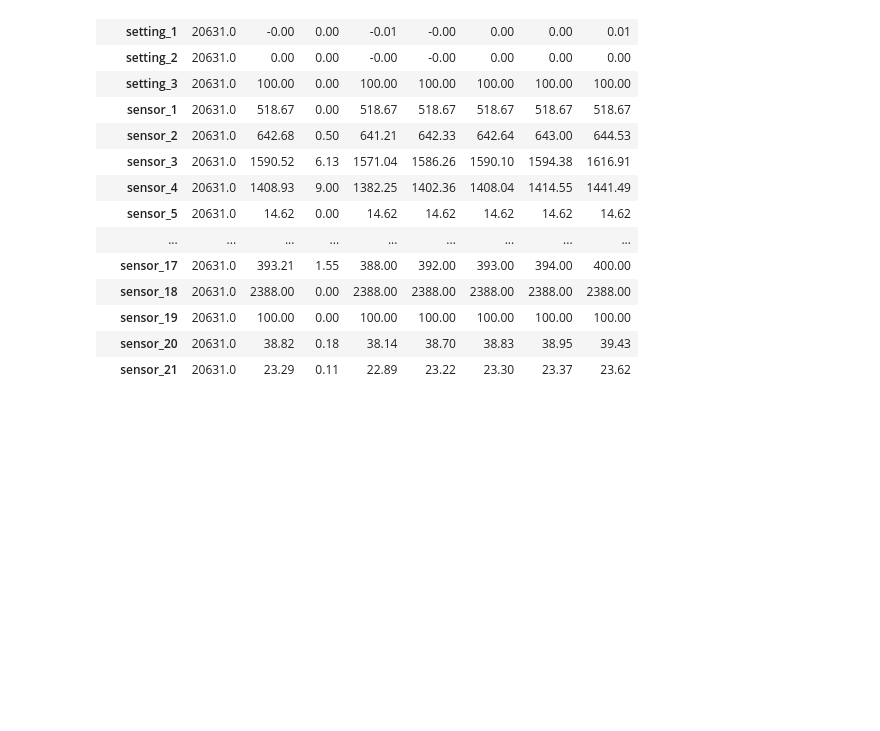
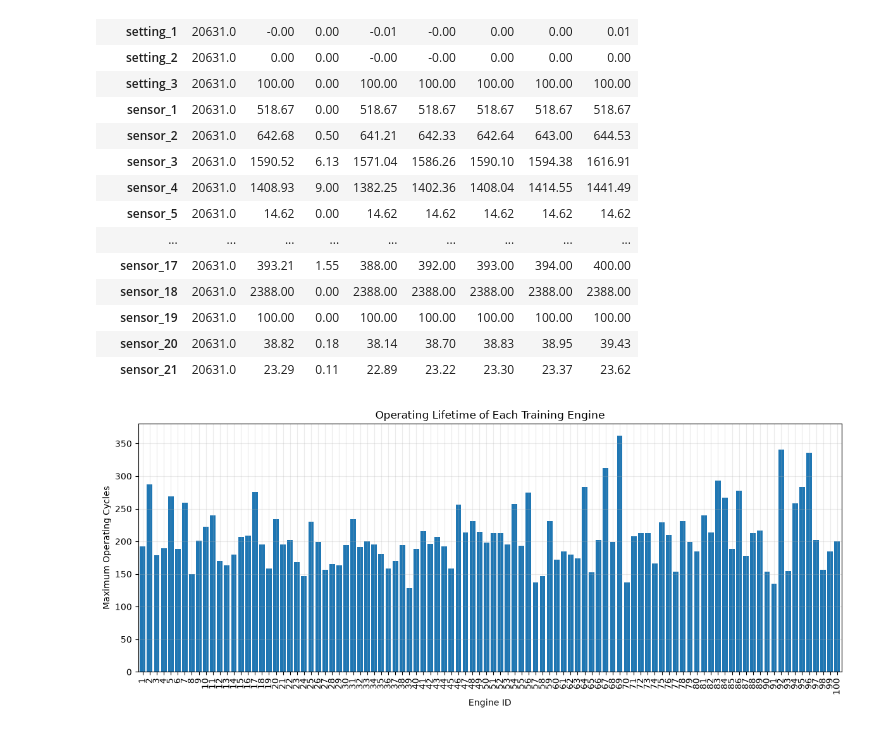
Before and after one commit to AmyKrrrr/TATA_Elxsi_S4_PS1, a Jupyter notebook: cmapss_dataviz.ipynb, the cells around one changed output. Cells and saved outputs as stored; diff of their text form; code cells hidden in the pictures; blank space fills up the shorter version.

```diff
--- a/cmapss_dataviz.ipynb
+++ b/cmapss_dataviz.ipynb
@@ -98,3 +101,19 @@ Duplicate rows: 0
 | sensor_19 | 20631.0 | 100.00 | 0.00 | 100.00 | 100.00 | 100.00 | 100.00 | 100.00 |
 | sensor_20 | 20631.0 | 38.82 | 0.18 | 38.14 | 38.70 | 38.83 | 38.95 | 39.43 |
 | sensor_21 | 20631.0 | 23.29 | 0.11 | 22.89 | 23.22 | 23.30 | 23.37 | 23.62 |
+# %%
+#The maximum cycle per engine shows how long each training engine was observed before its run-to-failure record ended.
+
+# Find the maximum operating cycle reached by each training engine.
+engine_lifetimes = train_raw.groupby("unit_number")["time_cycles"].max()
+
+plt.figure(figsize=(12, 5))
+engine_lifetimes.plot(kind="bar", width=0.8)
+
+plt.title("Operating Lifetime of Each Training Engine")
+plt.xlabel("Engine ID")
+plt.ylabel("Maximum Operating Cycles")
+plt.tight_layout()
+plt.show()
+# %% [output]
+[figure, added]
```
Also changed, not shown: parts of 19 cells of this notebook.
